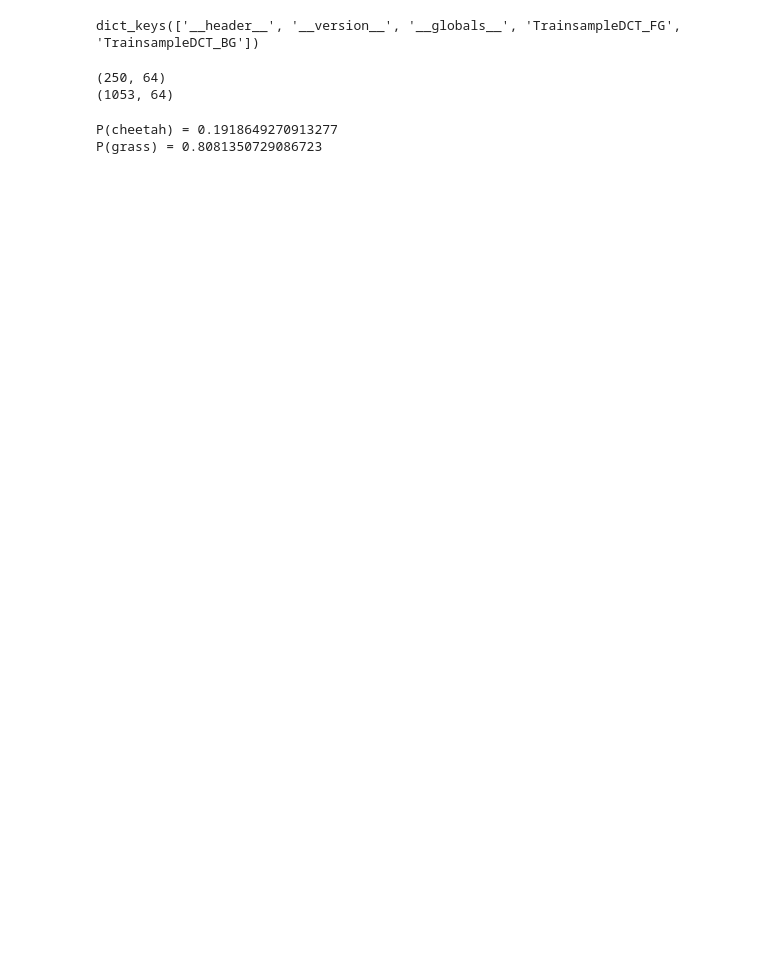
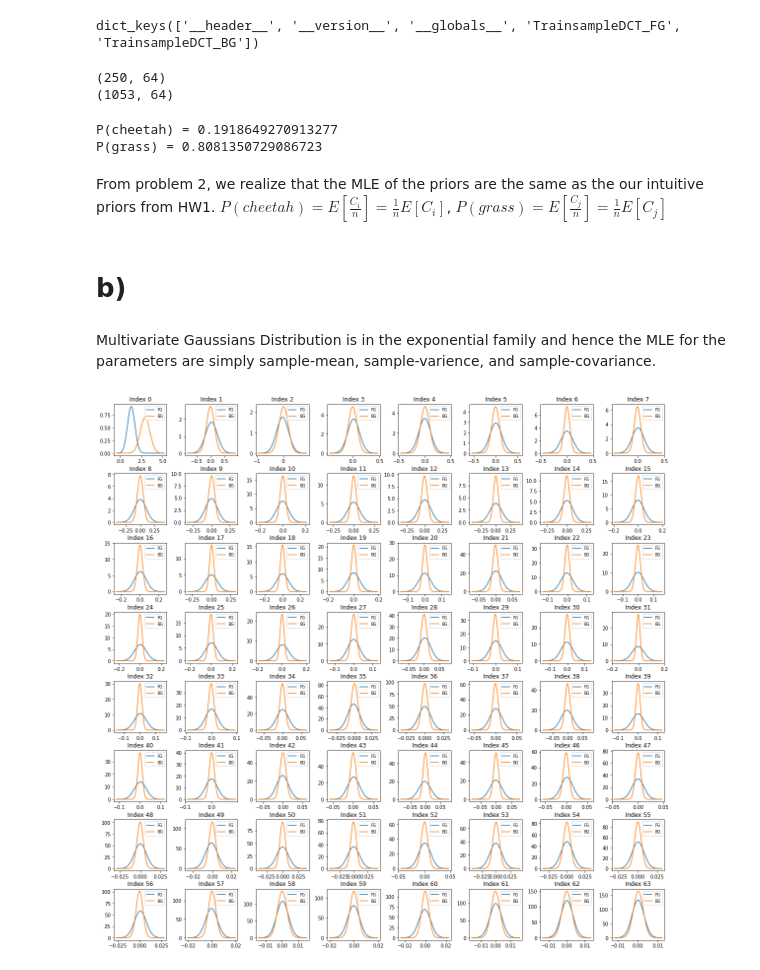
Before and after one commit to PoH0716/ECE271A, a Jupyter notebook: homework2.ipynb, the cells around one changed output. Saved outputs shown, nothing was run; the diff lists cells and outputs as text; code cells hidden in the pictures; blank space fills up the shorter version.

```diff
--- a/homework2.ipynb
+++ b/homework2.ipynb
@@ -29,3 +32,34 @@ print('P(grass) = {}'.format(p_grass))
 # %% [output]
 P(cheetah) = 0.1918649270913277
 P(grass) = 0.8081350729086723
+# %% [markdown]
+From problem 2, we realize that the MLE of the priors are the same as the our intuitive priors from HW1. $P(cheetah) = E[\frac{C_{i}}{n}] = \frac{1}{n}E[C_{i}]$, $P(grass) = E[\frac{C_{j}}{n}] = \frac{1}{n}E[C_{j}]$
+# %% [markdown]
+# b)
+# %%
+fg_mean = np.mean(train_samples_fg, axis=0)
+bg_mean = np.mean(train_samples_bg, axis=0)
+fg_var = np.var(train_samples_fg, axis=0)
+bg_var = np.var(train_samples_bg, axis=0)
+fg_cov = np.cov(train_samples_fg.T)
+bg_cov = np.cov(train_samples_bg.T)
+# %% [markdown]
+Multivariate Gaussians Distribution is in the exponential family and hence the MLE for the parameters are simply sample-mean, sample-varience, and sample-covariance.
+# %%
+def gaussian(x, mu, var):
+    return 1/(np.sqrt(var*2*np.pi))*np.exp(-np.power((x - mu), 2)/(2*var))
+# %%
+plt.figure(figsize=(20, 20))
+for i in range(64):
+    lower_bound = np.amin([fg_mean[i]-4*np.sqrt(fg_var[i]), bg_mean[i]-4*np.sqrt(bg_var[i])])
+    upper_bound = np.amax([fg_mean[i]+4*np.sqrt(fg_var[i]), bg_mean[i]+4*np.sqrt(bg_var[i])])
+    interval = np.linspace(lower_bound, upper_bound, 1000)
+    plt.subplot(8, 8, i+1)
+    plt.subplots_adjust(wspace=0.35, hspace=0.35)
+    plt.plot(interval, gaussian(interval, fg_mean[i], fg_var[i]), label='FG')
+    plt.plot(interval, gaussian(interval, bg_mean[i], bg_var[i]), label='BG')
+    plt.title('Index {}'.format(i))
+    plt.legend(loc='upper right', prop={'size': 8})
+plt.show()
+# %% [output]
+[figure, added]
```
Also changed, not shown: parts of 14 cells of this notebook, 9 other files.
